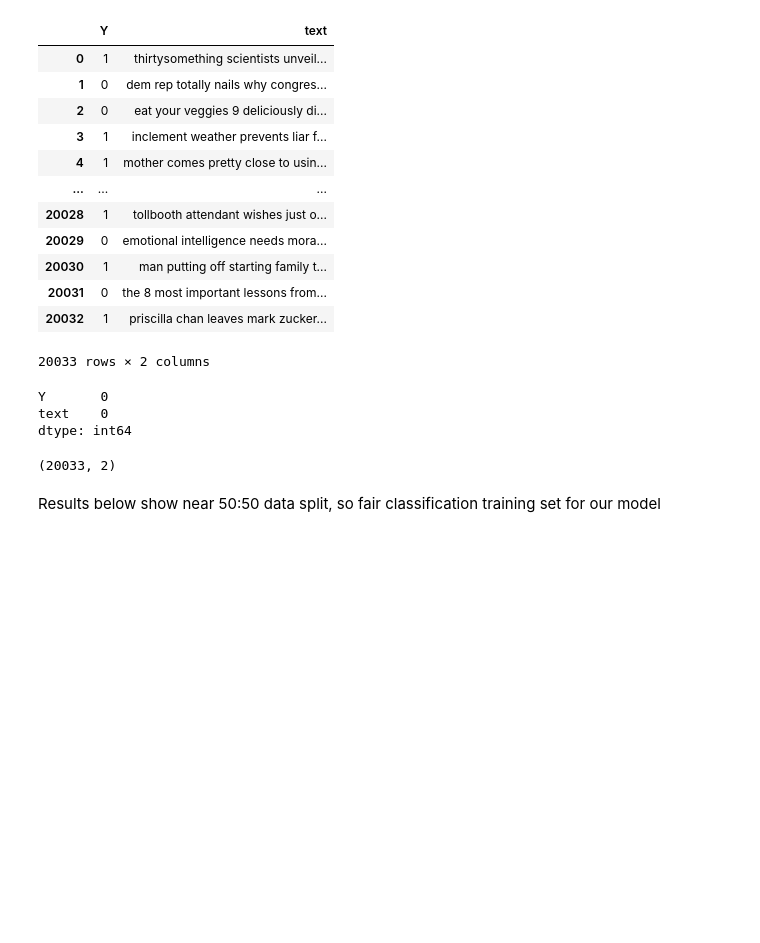
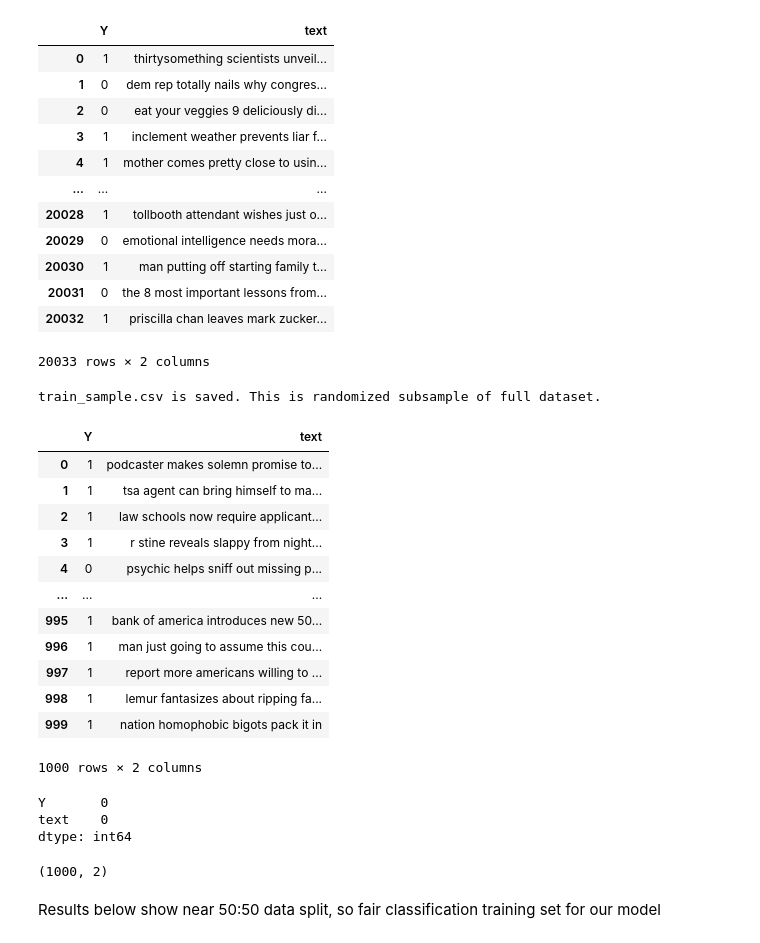
Before and after one commit to MeganTran6023/NLP_Sarcasm, a Jupyter notebook: NLP_Sarcasm Dataset.ipynb, the cells around one changed output. Saved outputs shown, nothing was run; the diff lists cells and outputs as text; code cells hidden in the pictures; blank space fills up the shorter version.

```diff
--- a/NLP_Sarcasm Dataset.ipynb
+++ b/NLP_Sarcasm Dataset.ipynb
@@ -35,3 +46,27 @@ df_train
+# %%
+# Save the sample to a new CSV file
+# df_train.to_csv("train_sample.csv", index=False)
+print("train_sample.csv is saved. This is randomized subsample of full dataset.")
+# %% [output]
+train_sample.csv is saved. This is randomized subsample of full dataset.
+# %%
+title = "train_sample.csv"
+df_train = pd.read_csv(title)
+df_train
+# %% [output]
+|  | Y | text |
+| 0 | 1 | podcaster makes solemn promise to... |
+| 1 | 1 | tsa agent can bring himself to ma... |
+| 2 | 1 | law schools now require applicant... |
+| 3 | 1 | r stine reveals slappy from night... |
+| 4 | 0 | psychic helps sniff out missing p... |
+| ... | ... | ... |
+| 995 | 1 | bank of america introduces new 50... |
+| 996 | 1 | man just going to assume this cou... |
+| 997 | 1 | report more americans willing to ... |
+| 998 | 1 | lemur fantasizes about ripping fa... |
+| 999 | 1 | nation homophobic bigots pack it in |
+1000 rows × 2 columns
 # %%
 # Identify any na values
 count_na = df_train.isnull().sum()
@@ -45,7 +80,7 @@ dtype: int64
 
 df_train.shape
 # %% [output]
-(20033, 2)
+(1000, 2)
 # %% [markdown]
 Results below show near 50:50 data split, so fair classification training set for our model
 # %%
```
Also changed, not shown: parts of 24 cells of this notebook.
